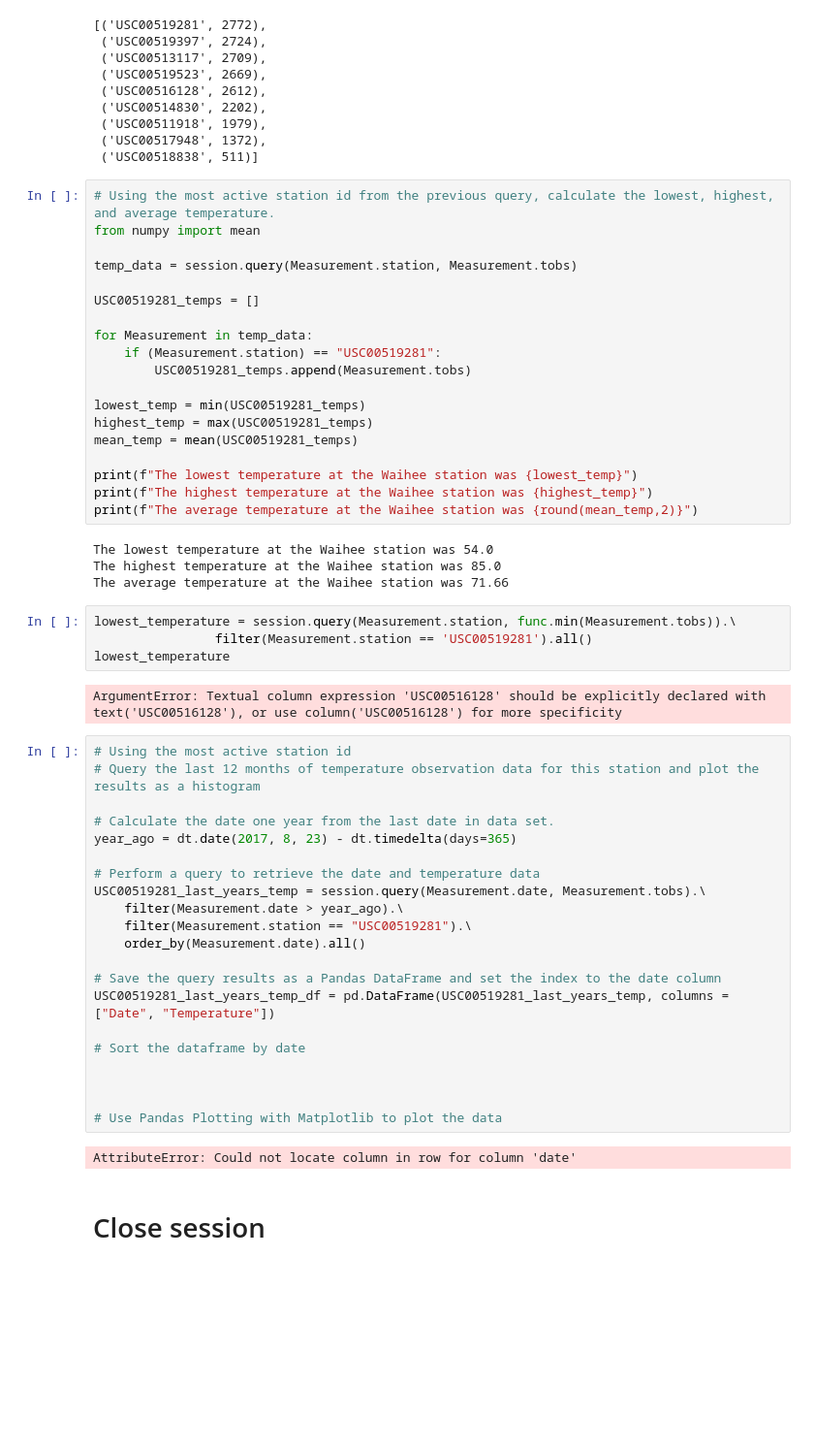
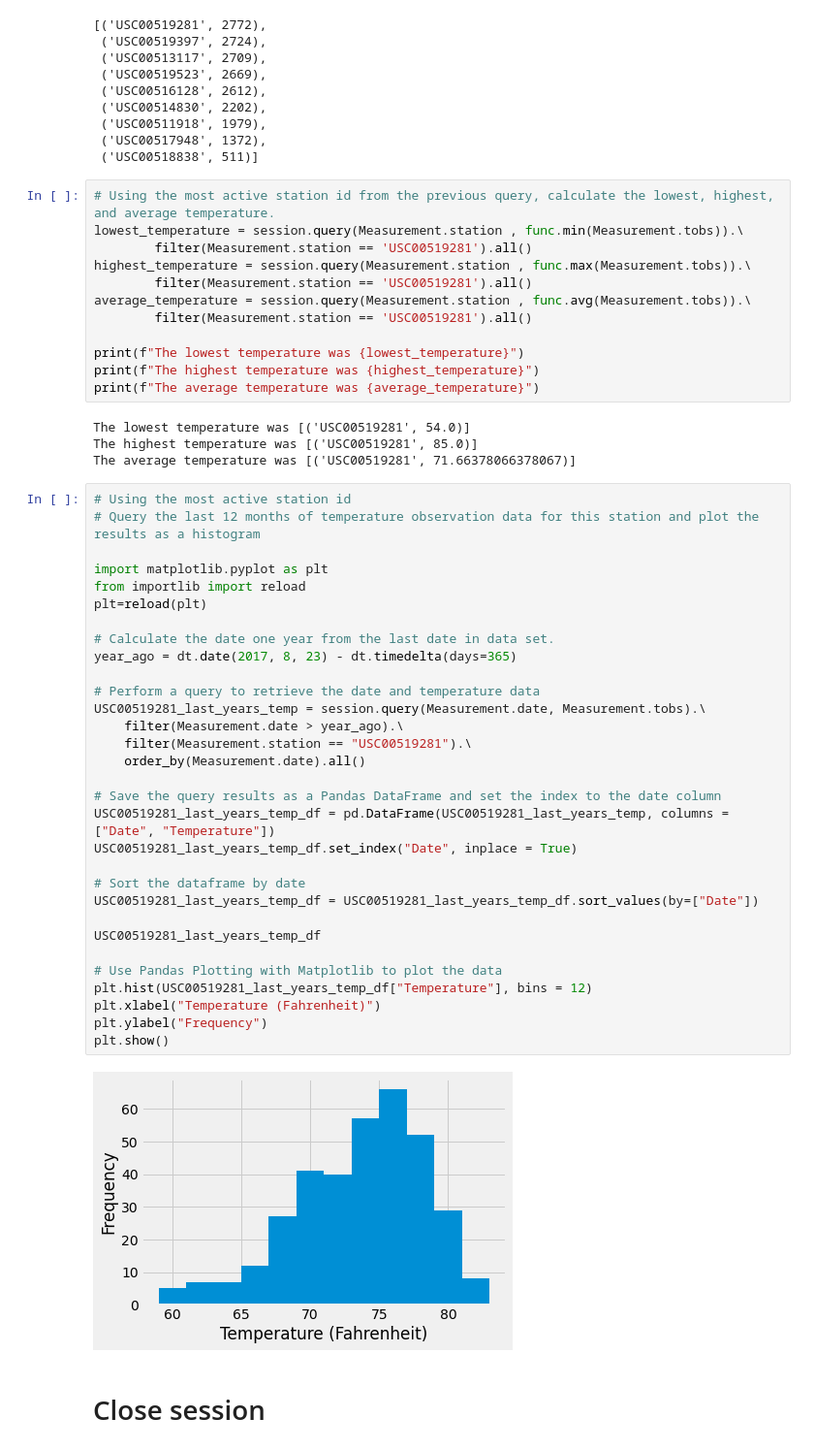
Before and after one commit to jonnybrammah/sqlalchemy-challenge, a Jupyter notebook: climate_starter.ipynb, the cells around one changed output. Shown at 97% size. Drawn from its saved outputs; the diff is of its cells as text; blank space fills up the shorter version.

```diff
--- a/climate_starter.ipynb
+++ b/climate_starter.ipynb
@@ -140,56 +153,53 @@ session.query((Measurement.station), func.count(Measurement.date)).\
  ('USC00518838', 511)]
 # %%
 # Using the most active station id from the previous query, calculate the lowest, highest, and average temperature.
-from numpy import mean
+lowest_temperature = session.query(Measurement.station , func.min(Measurement.tobs)).\
+        filter(Measurement.station == 'USC00519281').all()
+highest_temperature = session.query(Measurement.station , func.max(Measurement.tobs)).\
+        filter(Measurement.station == 'USC00519281').all()
+average_temperature = session.query(Measurement.station , func.avg(Measurement.tobs)).\
+        filter(Measurement.station == 'USC00519281').all()
 
-temp_data = session.query(Measurement.station, Measurement.tobs)
-
-USC00519281_temps = []
-
-for Measurement in temp_data:
-    if (Measurement.station) == "USC00519281":
-        USC00519281_temps.append(Measurement.tobs)
-
-lowest_temp = min(USC00519281_temps)
-highest_temp = max(USC00519281_temps)
-mean_temp = mean(USC00519281_temps)
-
-print(f"The lowest temperature at the Waihee station was {lowest_temp}")
-print(f"The highest temperature at the Waihee station was {highest_temp}")
-print(f"The average temperature at the Waihee station was {round(mean_temp,2)}")
+print(f"The lowest temperature was {lowest_temperature}")
+print(f"The highest temperature was {highest_temperature}")
+print(f"The average temperature was {average_temperature}")
 # %% [output]
-The lowest temperature at the Waihee station was 54.0
-The highest temperature at the Waihee station was 85.0
-The average temperature at the Waihee station was 71.66
+The lowest temperature was [('USC00519281', 54.0)]
+The highest temperature was [('USC00519281', 85.0)]
+The average temperature was [('USC00519281', 71.66378066378067)]
-# %%
-lowest_temperature = session.query(Measurement.station, func.min(Measurement.tobs)).\
-                filter(Measurement.station == 'USC00519281').all()
-lowest_temperature
-# %% [output]
-ArgumentError: Textual column expression 'USC00516128' should be explicitly declared with text('USC00516128'), or use column('USC00516128') for more specificity
 # %%
 # Using the most active station id
 # Query the last 12 months of temperature observation data for this station and plot the results as a histogram
+
+import matplotlib.pyplot as plt
+from importlib import reload
+plt=reload(plt)
 
 # Calculate the date one year from the last date in data set.
 year_ago = dt.date(2017, 8, 23) - dt.timedelta(days=365)
 
 # Perform a query to retrieve the date and temperature data
 USC00519281_last_years_temp = session.query(Measurement.date, Measurement.tobs).\
     filter(Measurement.date > year_ago).\
     filter(Measurement.station == "USC00519281").\
     order_by(Measurement.date).all()
 
 # Save the query results as a Pandas DataFrame and set the index to the date column
 USC00519281_last_years_temp_df = pd.DataFrame(USC00519281_last_years_temp, columns = ["Date", "Temperature"])
+USC00519281_last_years_temp_df.set_index("Date", inplace = True)
 
 # Sort the dataframe by date
+USC00519281_last_years_temp_df = USC00519281_last_years_temp_df.sort_values(by=["Date"])
 
-
+USC00519281_last_years_temp_df
 
 # Use Pandas Plotting with Matplotlib to plot the data
+plt.hist(USC00519281_last_years_temp_df["Temperature"], bins = 12)
+plt.xlabel("Temperature (Fahrenheit)")
+plt.ylabel("Frequency")
+plt.show()
 # %% [output]
-AttributeError: Could not locate column in row for column 'date'
+[figure, added]
 # %% [markdown]
 # Close session
 # %%
```
Also changed, not shown: parts of 1 cell of this notebook, 1 other file.
